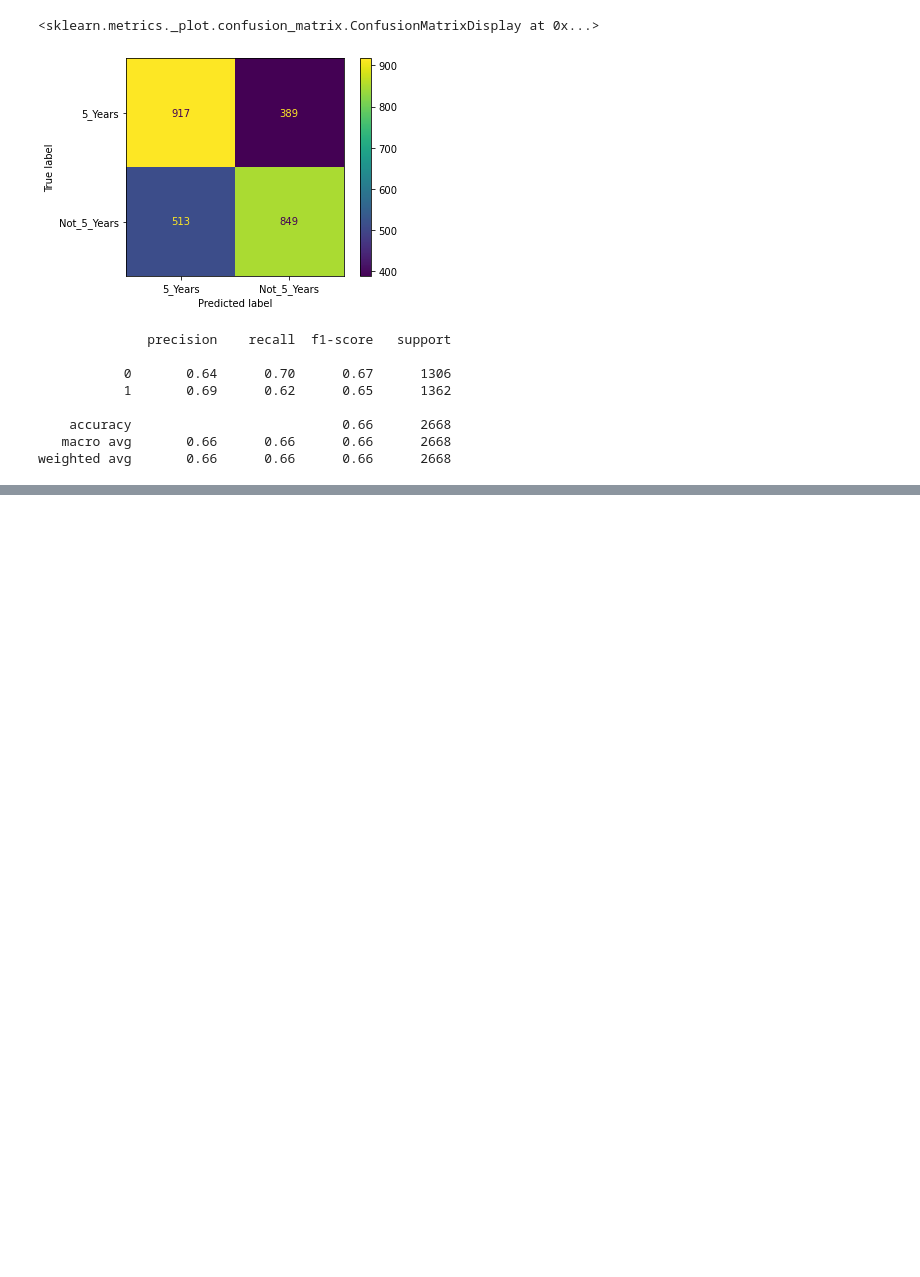
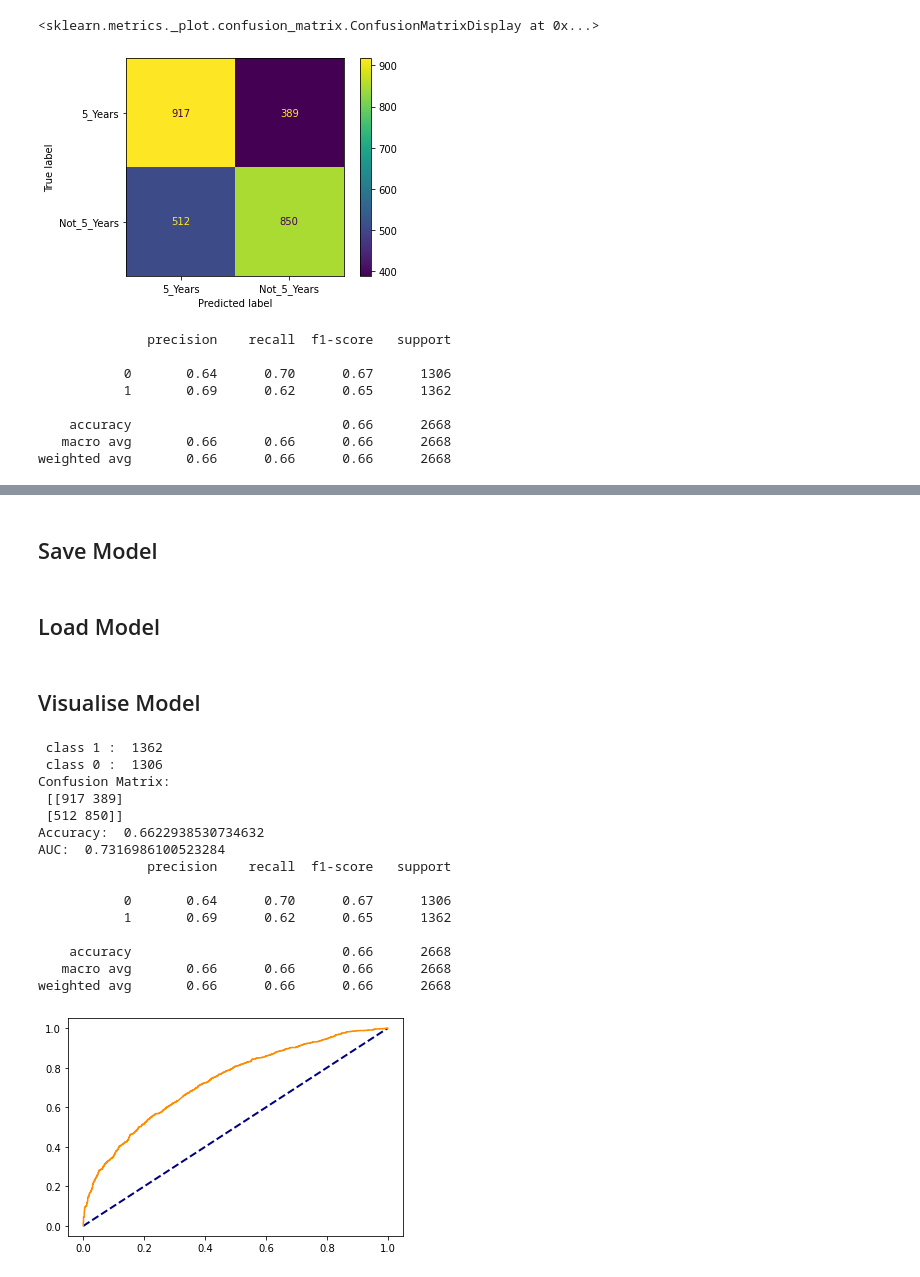
Before and after one commit to roger-yu-ds/assignment_1, a Jupyter notebook: notebooks/srinivasa_priyanka_13684182_week2_SVM_SMOTE_Best.ipynb, the cells around one changed output, grey strips where cells are left out. Drawn from its saved outputs; the diff is of its cells as text; code cells hidden in the pictures; blank space fills up the shorter version.

```diff
--- a/notebooks/srinivasa_priyanka_13684182_week2_SVM_SMOTE_Best.ipynb
+++ b/notebooks/srinivasa_priyanka_13684182_week2_SVM_SMOTE_Best.ipynb
@@ -12,0 +13,9 @@ df = pd.read_csv('/Users/priya/Downloads/train.csv')
+# %%
+project_dir = Path.cwd().parent
+report_dir = project_dir / 'reports'
+data_dir = project_dir / 'data'
+raw_data_dir = data_dir / 'raw'
+interim_data_dir = data_dir / 'interim'
+processed_data_dir = data_dir / 'processed'
+models_dir = project_dir / 'models'
+os.chdir(project_dir)
@@ -13,3 +26,9 @@ df = pd.read_csv('/Users/priya/Downloads/train.csv')
+# %%
+competition = 'uts-advdsi-nba-career-prediction'
+make_dataset.download_data(competition=competition,
+                           path=raw_data_dir,
+                           unzip=True)
+df = pd.read_csv(raw_data_dir / 'train.csv')
 # %%
 print(df['TARGET_5Yrs'].value_counts())
 # %% [output]
@@ -173,0 +195,30 @@ pd.DataFrame(final).to_csv("/Users/priya/Downloads/13684182_week2_svm_smote.csv"
+# %% [markdown]
+## Save Model
+# %%
+file_name = models_dir /'13684182_week2_svm_smote.sav'
+pkl.dump(clf, open(file_name, 'wb'))
+# %% [markdown]
+## Load Model
+# %%
+model = pkl.load(open(file_name,'rb'))
+# %% [markdown]
+## Visualise Model
+# %%
+visualize.classification_reports(model,X_test,y_test)
+# %% [output]
+ class 1 :  1362
+ class 0 :  1306
+Confusion Matrix:
+ [[917 389]
+ [512 850]]
+Accuracy:  0.6622938530734632
+AUC:  0.7316986100523284
+              precision    recall  f1-score   support
+
+           0       0.64      0.70      0.67      1306
+           1       0.69      0.62      0.65      1362
+
+    accuracy                           0.66      2668
+   macro avg       0.66      0.66      0.66      2668
+weighted avg       0.66      0.66      0.66      2668
+[figure, added]
```
Also changed, not shown: parts of 14 cells of this notebook, 1 other file.
